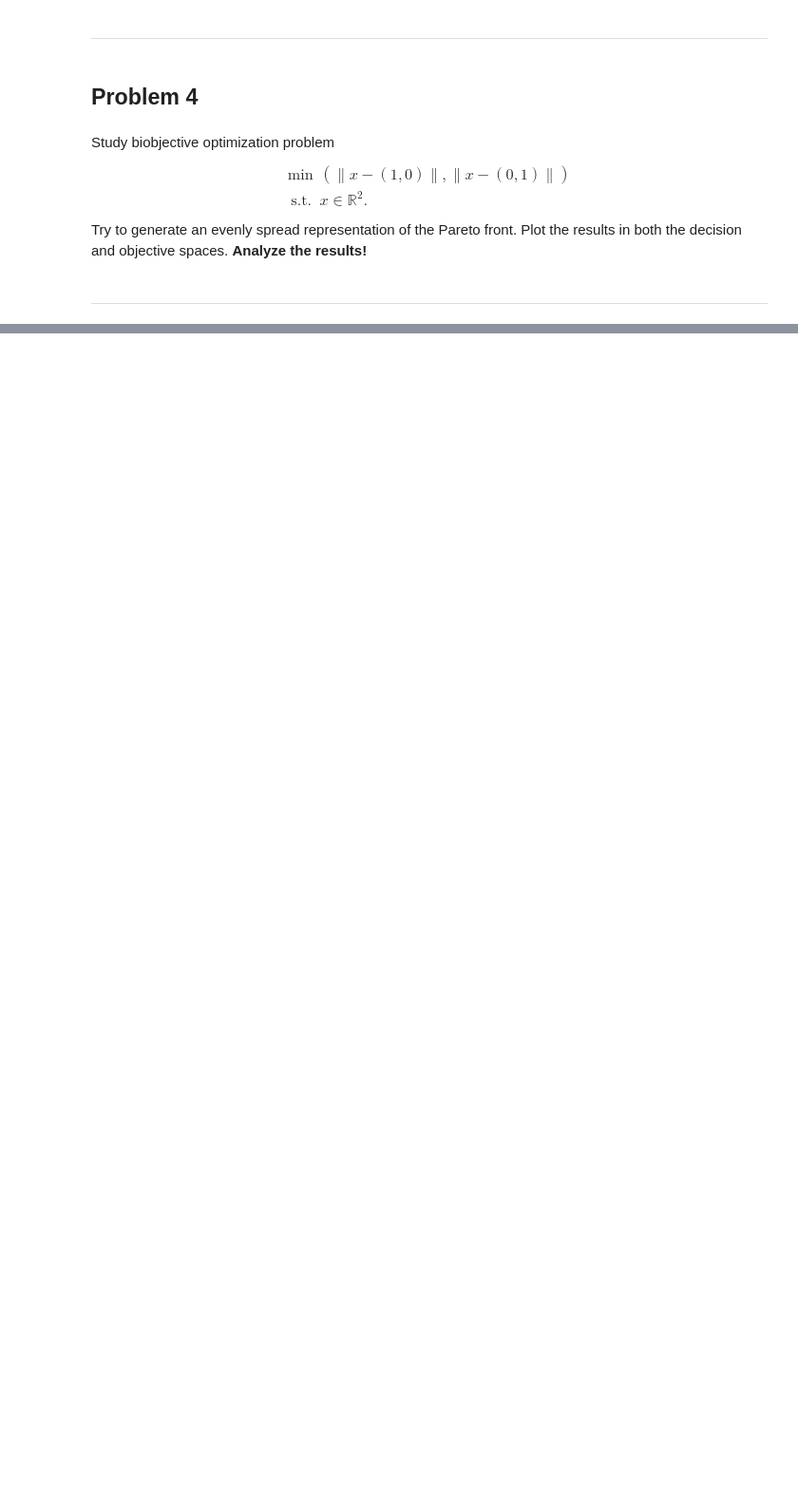
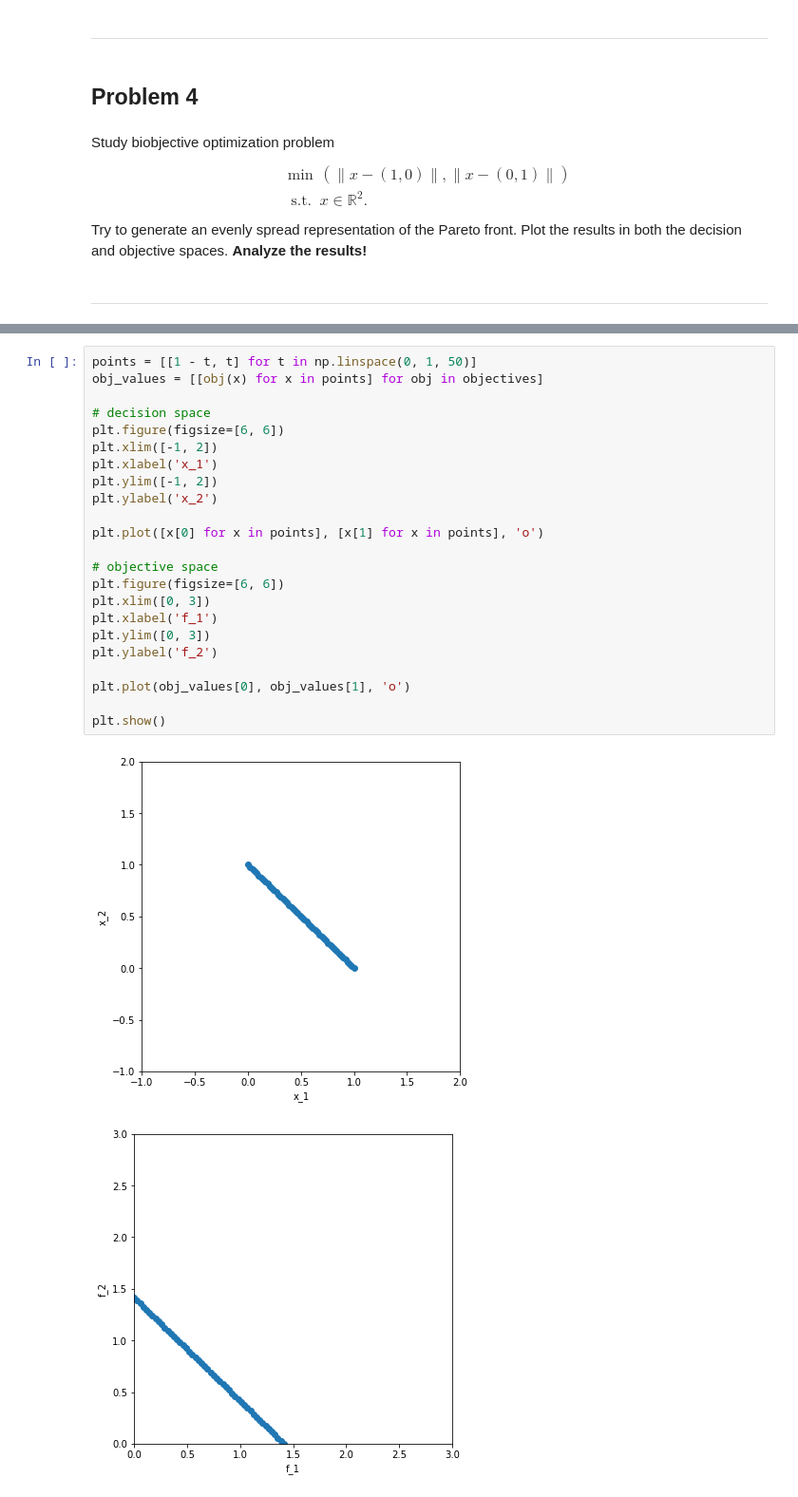
Before and after one commit to m0lentum/schoolwork, a Jupyter notebook: ties483/ass.ipynb, the cells around one changed output, grey strips where cells are left out. Shown: that part at 95% size. Drawn from its saved outputs; the diff is of its cells as text; blank space fills up the shorter version.

```diff
--- a/ties483/ass.ipynb
+++ b/ties483/ass.ipynb
@@ -469,0 +552,26 @@ Try to generate an evenly spread representation of the Pareto front. Plot the re
+# %%
+points = [[1 - t, t] for t in np.linspace(0, 1, 50)]
+obj_values = [[obj(x) for x in points] for obj in objectives]
+
+# decision space
+plt.figure(figsize=[6, 6])
+plt.xlim([-1, 2])
+plt.xlabel('x_1')
+plt.ylim([-1, 2])
+plt.ylabel('x_2')
+
+plt.plot([x[0] for x in points], [x[1] for x in points], 'o')
+
+# objective space
+plt.figure(figsize=[6, 6])
+plt.xlim([0, 3])
+plt.xlabel('f_1')
+plt.ylim([0, 3])
+plt.ylabel('f_2')
+
+plt.plot(obj_values[0], obj_values[1], 'o')
+
+plt.show()
+# %% [output]
+[figure, added]
+[figure, added]
```
Also changed, not shown: parts of 6 cells of this notebook.
